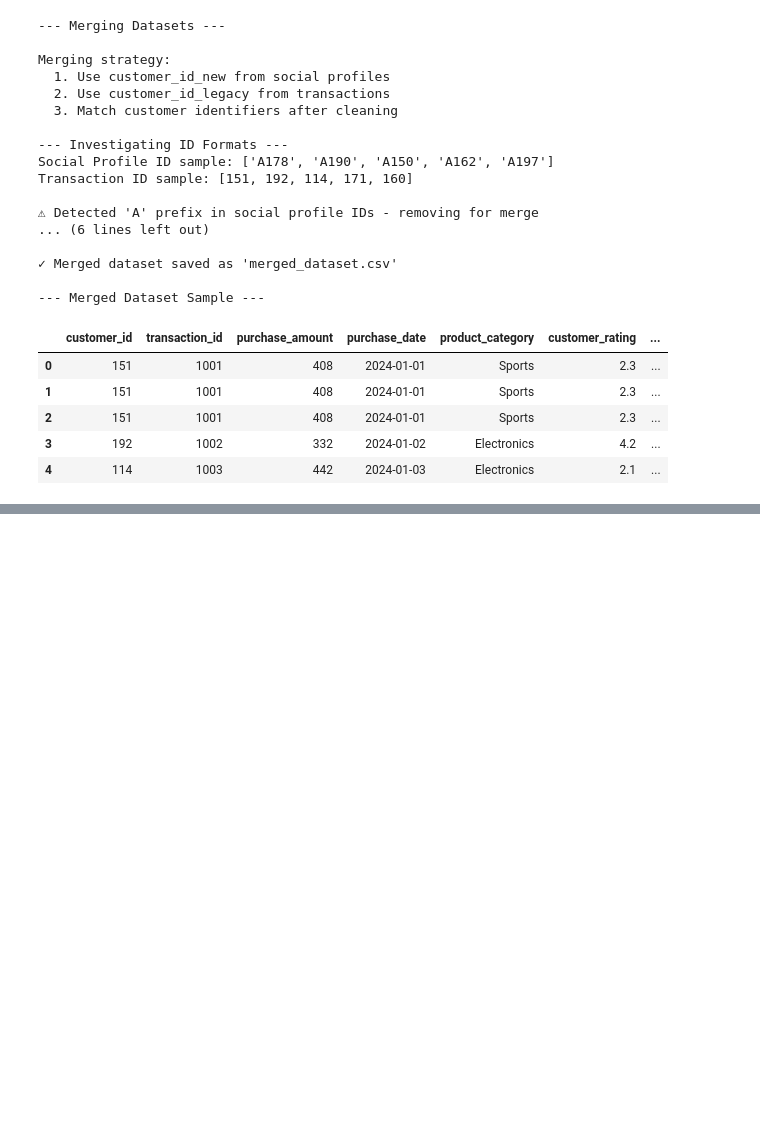
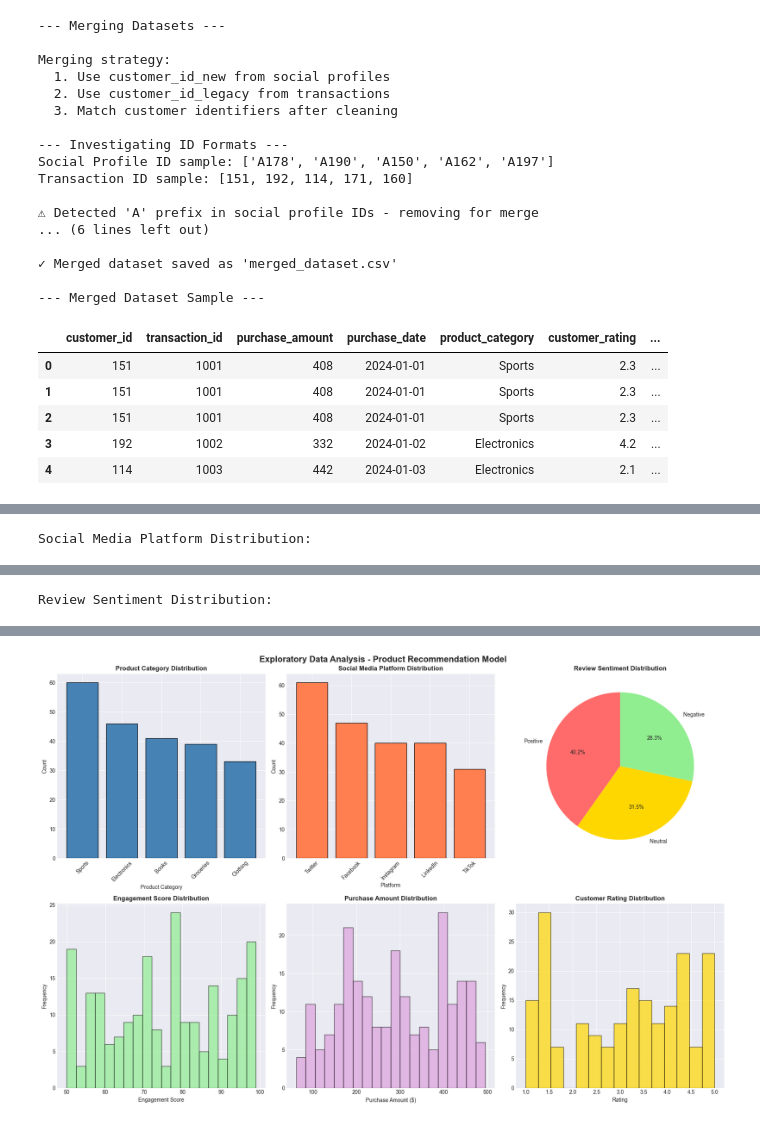
Before and after one commit to mugishasam123/echoFace, a Jupyter notebook: notebooks/Product_recommendation_model_notebook.ipynb, the cells around one changed output, grey strips where cells are left out. Drawn from its saved outputs; the diff is of its cells as text; code cells hidden in the pictures; blank space fills up the shorter version.

```diff
--- a/notebooks/Product_recommendation_model_notebook.ipynb
+++ b/notebooks/Product_recommendation_model_notebook.ipynb
@@ -270,3 +270,79 @@ Transaction ID sample: [151, 192, 114, 171, 160]
 | 2 | 151 | 1001 | 408 | 2024-01-01 | Sports | 2.3 | ... |
 | 3 | 192 | 1002 | 332 | 2024-01-02 | Electronics | 4.2 | ... |
 | 4 | 114 | 1003 | 442 | 2024-01-03 | Electronics | 2.1 | ... |
+# %%
+# ============================================================================
+# 5. EXPLORATORY DATA ANALYSIS
+# ============================================================================
+
+print("\n" + "=" * 80)
+print("STEP 2: EXPLORATORY DATA ANALYSIS")
+print("=" * 80)
+
+# Display categorical distributions
+display_categorical(df_merged)
+
+# Dataset information
+print("\n--- Dataset Information ---")
+df_merged.info()
+
+print("\n--- Statistical Summary ---")
+display(df_merged.describe())
+
+print("\n--- Missing Values ---")
+print(df_merged.isnull().sum())
+
+# Visualizations
+fig, axes = plt.subplots(2, 3, figsize=(18, 12))
+fig.suptitle('Exploratory Data Analysis - Product Recommendation Model',
+             fontsize=16, fontweight='bold')
+
+# Product category distribution
+product_counts = df_merged['product_category'].value_counts()
+axes[0, 0].bar(product_counts.index, product_counts.values,
+               color='steelblue', edgecolor='black')
+axes[0, 0].set_title('Product Category Distribution', fontweight='bold')
+axes[0, 0].set_xlabel('Product Category')
+axes[0, 0].set_ylabel('Count')
+axes[0, 0].tick_params(axis='x', rotation=45)
+
+# Social media platform distribution
+platform_counts = df_merged['social_media_platform'].value_counts()
+axes[0, 1].bar(platform_counts.index, platform_counts.values,
+               color='coral', edgecolor='black')
+axes[0, 1].set_title('Social Media Platform Distribution', fontweight='bold')
+axes[0, 1].set_xlabel('Platform')
+axes[0, 1].set_ylabel('Count')
+axes[0, 1].tick_params(axis='x', rotation=45)
+
+# Review sentiment distribution
+sentiment_counts = df_merged['review_sentiment'].value_counts()
+colors = ['#FF6B6B', '#FFD700', '#90EE90']
+axes[0, 2].pie(sentiment_counts.values, labels=sentiment_counts.index,
+               autopct='%1.1f%%', colors=colors, startangle=90)
+axes[0, 2].set_title('Review Sentiment Distribution', fontweight='bold')
+
+# Engagement score distribution
+axes[1, 0].hist(df_merged['engagement_score'], bins=20,
+                color='lightgreen', edgecolor='black', alpha=0.7)
+axes[1, 0].set_title('Engagement Score Distribution', fontweight='bold')
+axes[1, 0].set_xlabel('Engagement Score')
+axes[1, 0].set_ylabel('Frequency')
+
+# Purchase amount distribution
+axes[1, 1].hist(df_merged['purchase_amount'], bins=20,
+                color='plum', edgecolor='black', alpha=0.7)
+axes[1, 1].set_title('Purchase Amount Distribution', fontweight='bold')
+axes[1, 1].set_xlabel('Purchase Amount ($)')
+axes[1, 1].set_ylabel('Frequency')
+
+# Customer rating distribution
+axes[1, 2].hist(df_merged['customer_rating'], bins=15,
+                color='gold', edgecolor='black', alpha=0.7)
+axes[1, 2].set_title('Customer Rating Distribution', fontweight='bold')
+axes[1, 2].set_xlabel('Rating')
+axes[1, 2].set_ylabel('Frequency')
+
+plt.tight_layout()
+plt.show()
+# %% [output]
@@ -272,0 +363 @@ Transaction ID sample: [151, 192, 114, 171, 160]
+Social Media Platform Distribution:
@@ -272,0 +371 @@ Transaction ID sample: [151, 192, 114, 171, 160]
+Review Sentiment Distribution:
@@ -272,0 +418 @@ Transaction ID sample: [151, 192, 114, 171, 160]
+[figure, added]
```
Also changed, not shown: parts of 9 cells of this notebook.
